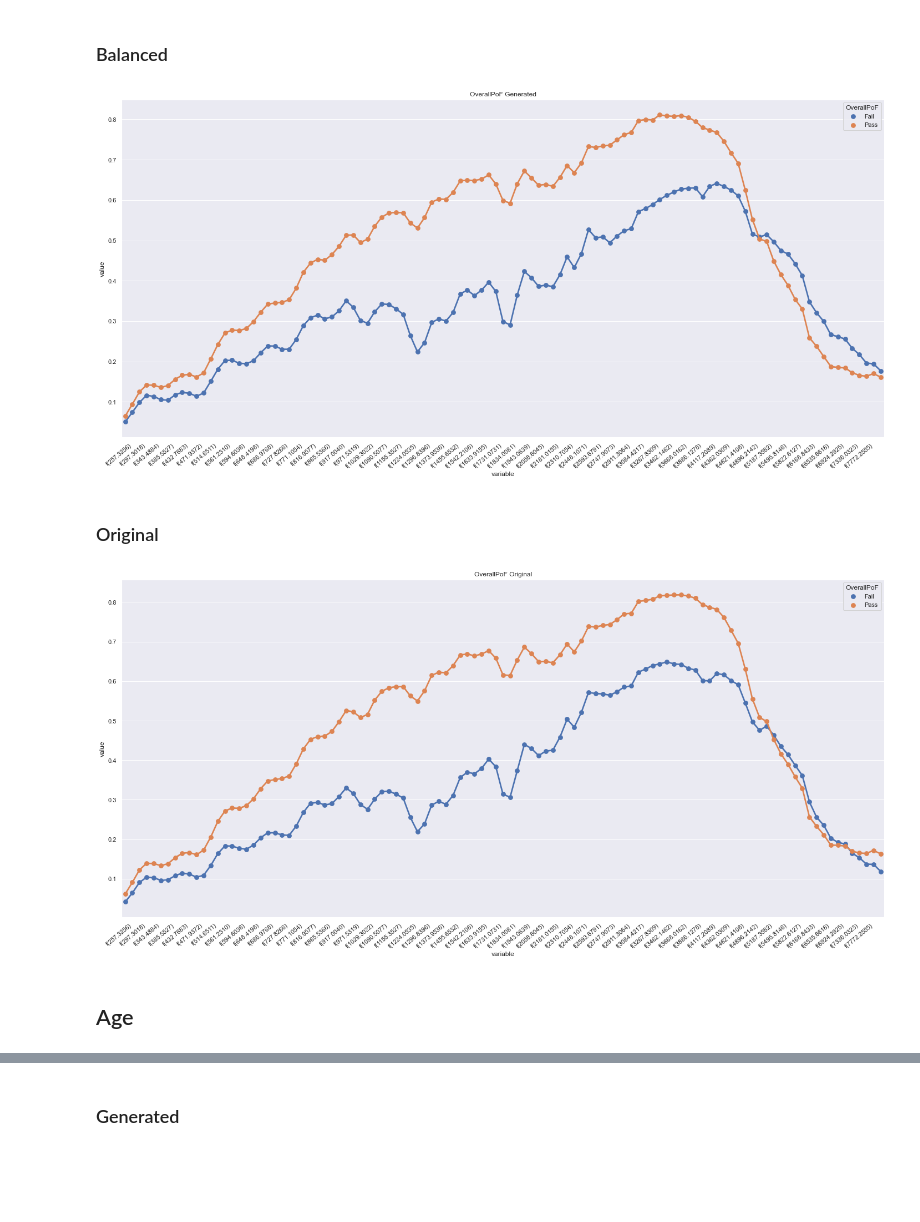
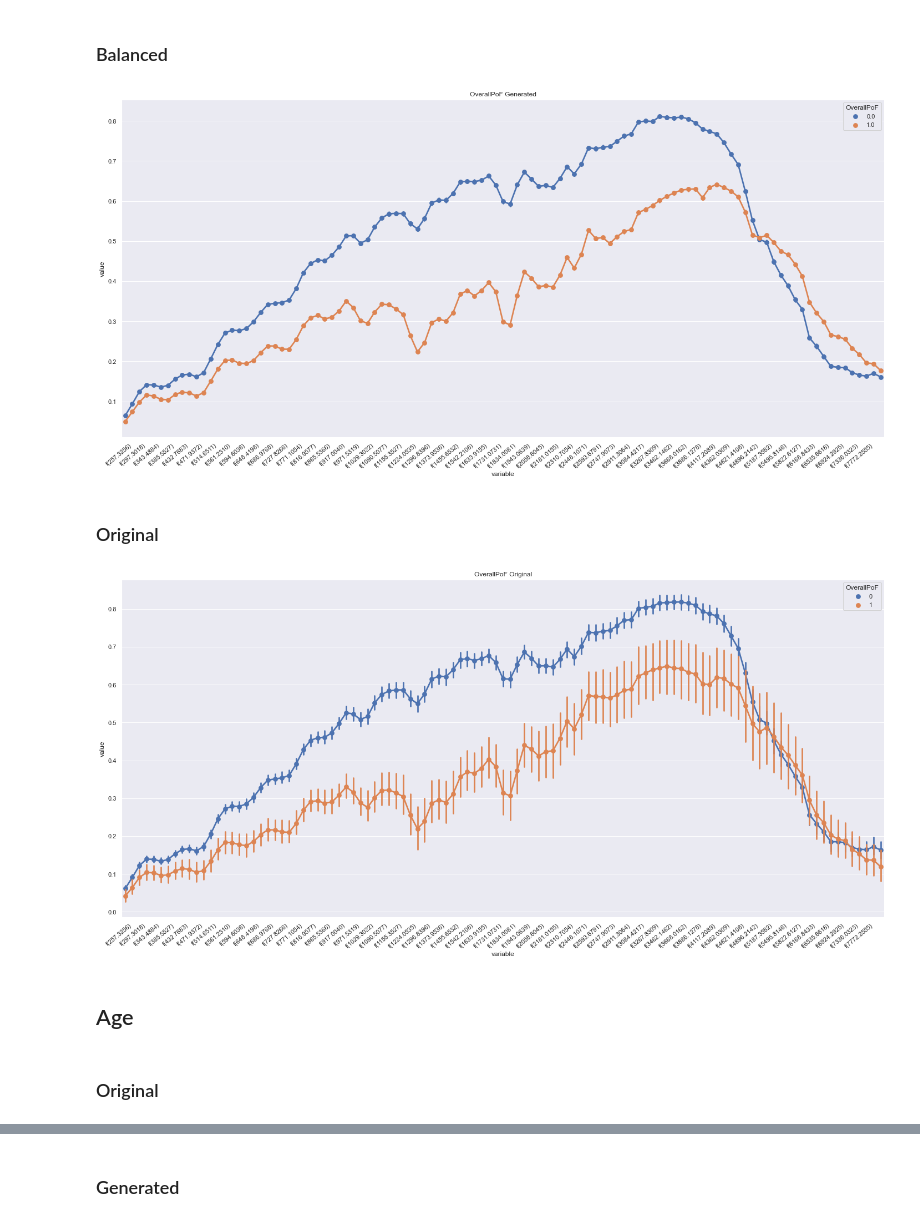
Before and after one commit to Charlene-L/CITS5553-Capstone-Project, a Jupyter notebook: GAN/Benjamin/vae_ben.ipynb, the cells around one changed output, grey strips where cells are left out. Saved outputs shown, nothing was run; the diff lists cells and outputs as text; code cells hidden in the pictures; blank space fills up the shorter version.

Commit message:
Added pass/fail scatterplots

```diff
--- a/GAN/Benjamin/vae_ben.ipynb
+++ b/GAN/Benjamin/vae_ben.ipynb
@@ -278,0 +281,4 @@ Name: OverallPoF, dtype: int64
+# %%
+generated_df_long = generated_df.melt(desired_controls_binary + desired_controls_num + ['OverallPoF'])
+balanced_df_long = balanced_df.melt(desired_controls_binary + desired_controls_num + ['OverallPoF'])
+wba_df_long = wba_df.melt(desired_controls_binary + desired_controls_num + ['OverallPoF'])
@@ -305,7 +339,7 @@ plt.show();
 # %% [markdown]
 ### Original Data
 # %%
-wba_df_long = wba_df[freq_cols].melt()
+# wba_df_long = wba_df[freq_cols].melt()
 
 sns.set(rc={'figure.figsize':(20,10)})
 ax = sns.boxplot(x="variable", y="value", data=wba_df_long)
@@ -358,6 +397,6 @@ bal_overall_pof = bal_overall_pof.reset_index()
 # %%
 # Plotting
-ax = sns.pointplot(x='variable', y='value', hue='OverallPoF', data=bal_overall_pof)
+ax = sns.pointplot(x='variable', y='value', hue='OverallPoF', data=balanced_df_long)
 ax.set_xticklabels(ax.get_xticklabels(), rotation=40, ha="right")
 ax.set(title="OverallPoF Generated")
 
@@ -367,6 +406,6 @@ plt.setp(ax.get_xticklabels()[::2], visible=False)
 plt.tight_layout()
 plt.show();
 # %% [output]
-[figure, old version]
+[figure, new version]
 # %% [markdown]
 ### Original
@@ -379,15 +412,17 @@ overall_pof_df = overall_pof_df.reset_index()
 # %%
 # Plotting
-ax = sns.pointplot(x='variable', y='value', hue='OverallPoF', data=overall_pof_df)
+ax = sns.pointplot(x='variable', y='value', hue='OverallPoF', data=wba_df_long)
 ax.set_xticklabels(ax.get_xticklabels(), rotation=40, ha="right")
 ax.set(title="OverallPoF Original")
 
 # Show only every 2 tick labels on x-axis
 sns.set(rc={'figure.figsize':(20,10)})
 plt.setp(ax.get_xticklabels()[::2], visible=False)
 plt.tight_layout()
 plt.show();
 # %% [output]
-[figure, old version]
+[figure, new version]
 # %% [markdown]
 ## Age
+# %% [markdown]
+### Original
```
Also changed, not shown: parts of 12 cells of this notebook.
